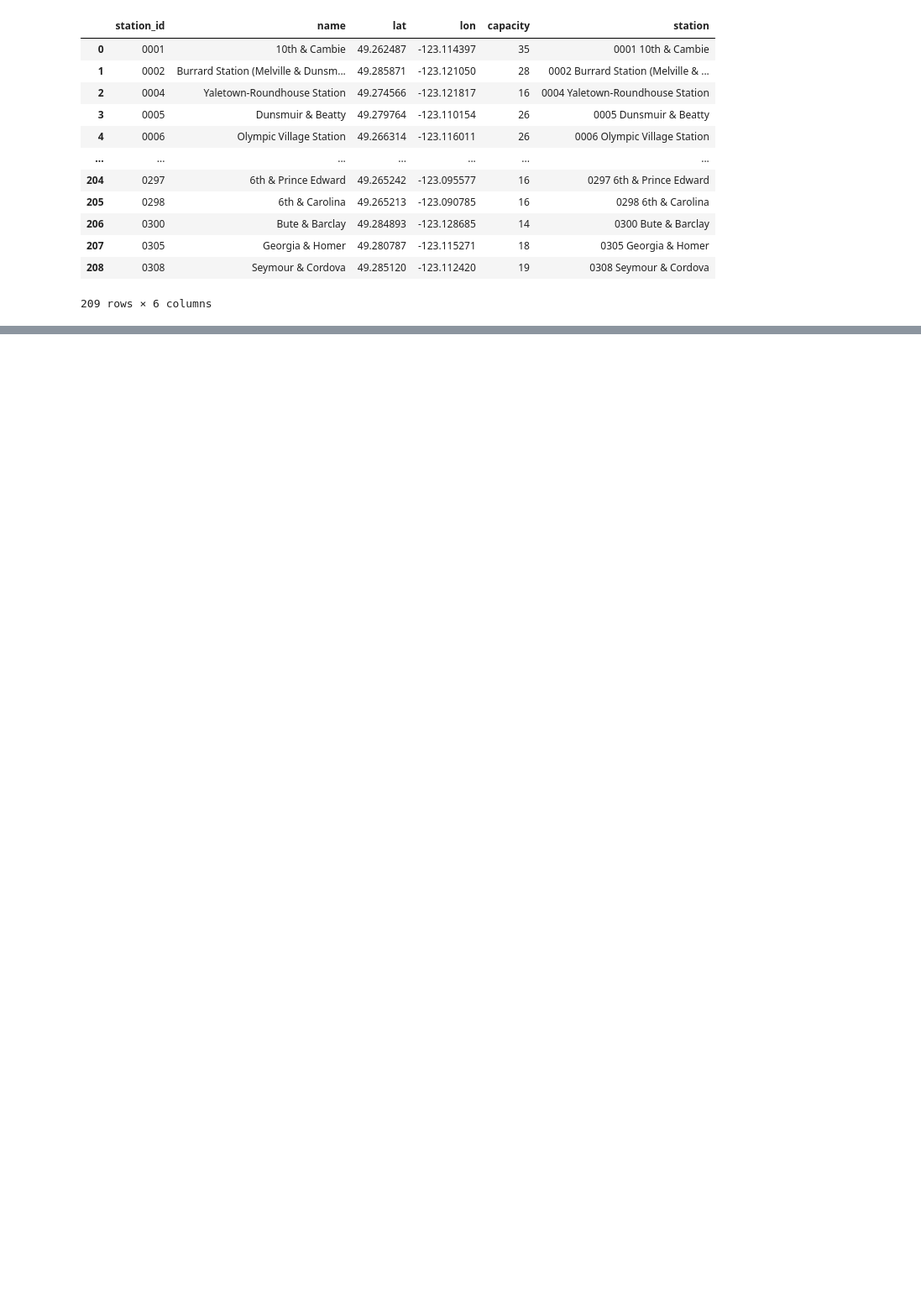
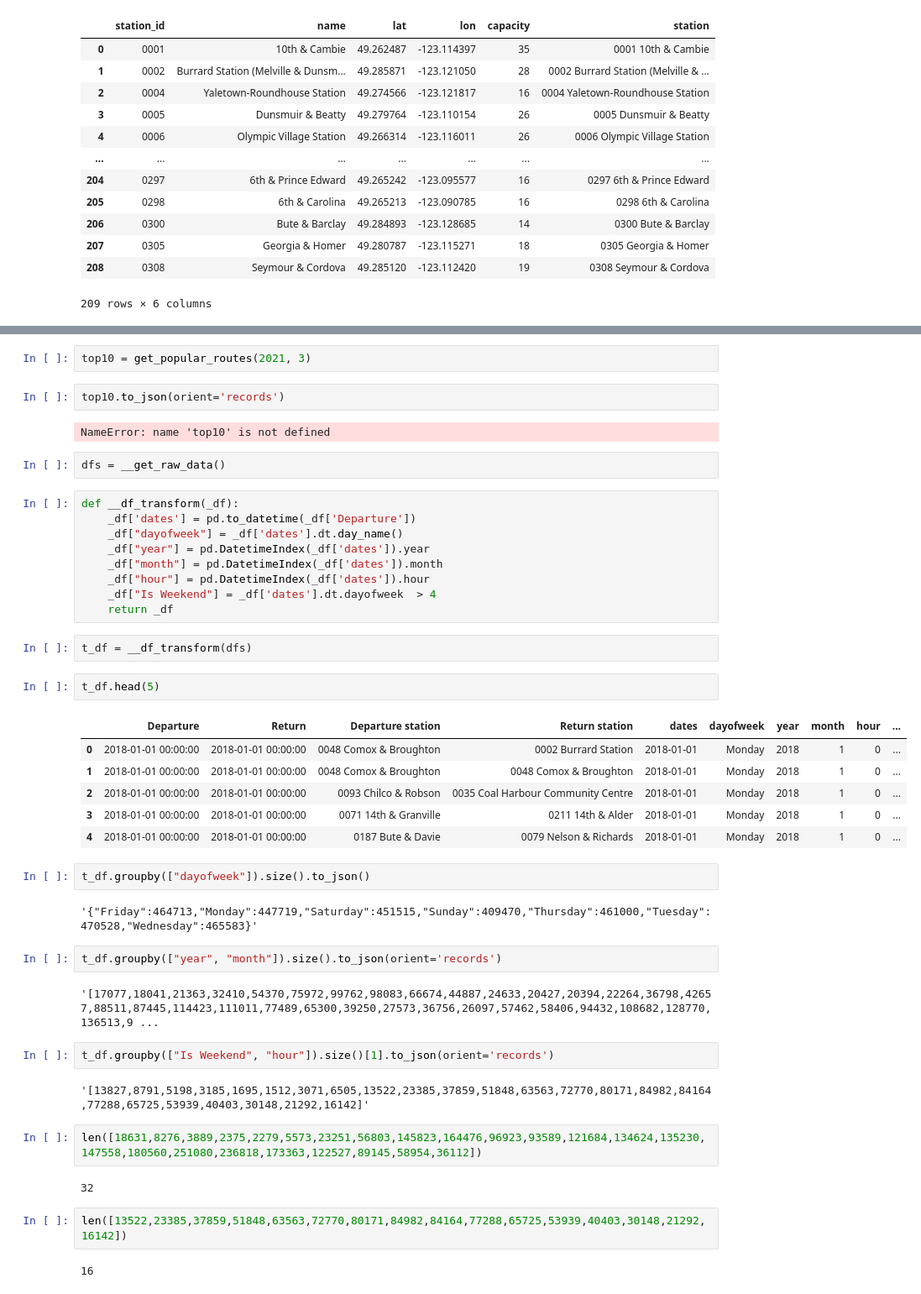
Before and after one commit to jefwang9/733_Final_Project, a Jupyter notebook: src/map_visual/web_display_dataProcess.ipynb, the cells around one changed output, grey strips where cells are left out. Shown at 84% size. Cells and saved outputs as stored; diff of their text form; blank space fills up the shorter version.

```diff
--- a/src/map_visual/web_display_dataProcess.ipynb
+++ b/src/map_visual/web_display_dataProcess.ipynb
@@ -236,0 +309,48 @@ get 2021-01-01 - 2021-12-31
+# %%
+top10 = get_popular_routes(2021, 3)
+# %%
+top10.to_json(orient='records')
+# %% [output]
+NameError: name 'top10' is not defined
+# %%
+dfs = __get_raw_data()
+# %%
+def __df_transform(_df):
+    _df['dates'] = pd.to_datetime(_df['Departure'])
+    _df["dayofweek"] = _df['dates'].dt.day_name()
+    _df["year"] = pd.DatetimeIndex(_df['dates']).year
+    _df["month"] = pd.DatetimeIndex(_df['dates']).month
+    _df["hour"] = pd.DatetimeIndex(_df['dates']).hour
+    _df["Is Weekend"] = _df['dates'].dt.dayofweek  > 4
+    return _df
+# %%
+t_df = __df_transform(dfs)
+# %%
+t_df.head(5)
+# %% [output]
+|  | Departure | Return | Departure station | Return station | dates | dayofweek | year | month | hour | ... |
+| 0 | 2018-01-01 00:00:00 | 2018-01-01 00:00:00 | 0048 Comox & Broughton | 0002 Burrard Station | 2018-01-01 | Monday | 2018 | 1 | 0 | ... |
+| 1 | 2018-01-01 00:00:00 | 2018-01-01 00:00:00 | 0048 Comox & Broughton | 0048 Comox & Broughton | 2018-01-01 | Monday | 2018 | 1 | 0 | ... |
+| 2 | 2018-01-01 00:00:00 | 2018-01-01 00:00:00 | 0093 Chilco & Robson | 0035 Coal Harbour Community Centre | 2018-01-01 | Monday | 2018 | 1 | 0 | ... |
+| 3 | 2018-01-01 00:00:00 | 2018-01-01 00:00:00 | 0071 14th & Granville | 0211 14th & Alder | 2018-01-01 | Monday | 2018 | 1 | 0 | ... |
+| 4 | 2018-01-01 00:00:00 | 2018-01-01 00:00:00 | 0187 Bute & Davie | 0079 Nelson & Richards | 2018-01-01 | Monday | 2018 | 1 | 0 | ... |
+# %%
+t_df.groupby(["dayofweek"]).size().to_json()
+# %% [output]
+'{"Friday":464713,"Monday":447719,"Saturday":451515,"Sunday":409470,"Thursday":461000,"Tuesday":470528,"Wednesday":465583}'
+# %%
+t_df.groupby(["year", "month"]).size().to_json(orient='records')
+# %% [output]
+'[17077,18041,21363,32410,54370,75972,99762,98083,66674,44887,24633,20427,20394,22264,36798,42657,88511,87445,114423,111011,77489,65300,39250,27573,36756,26097,57462,58406,94432,108682,128770,136513,9 ...
+# %%
+t_df.groupby(["Is Weekend", "hour"]).size()[1].to_json(orient='records')
+# %% [output]
+'[13827,8791,5198,3185,1695,1512,3071,6505,13522,23385,37859,51848,63563,72770,80171,84982,84164,77288,65725,53939,40403,30148,21292,16142]'
+# %%
+len([18631,8276,3889,2375,2279,5573,23251,56803,145823,164476,96923,93589,121684,134624,135230,147558,180560,251080,236818,173363,122527,89145,58954,36112])
+# %% [output]
+32
+# %%
+len([13522,23385,37859,51848,63563,72770,80171,84982,84164,77288,65725,53939,40403,30148,21292,16142])
+# %% [output]
+16
```
Also changed, not shown: parts of 6 cells of this notebook.
